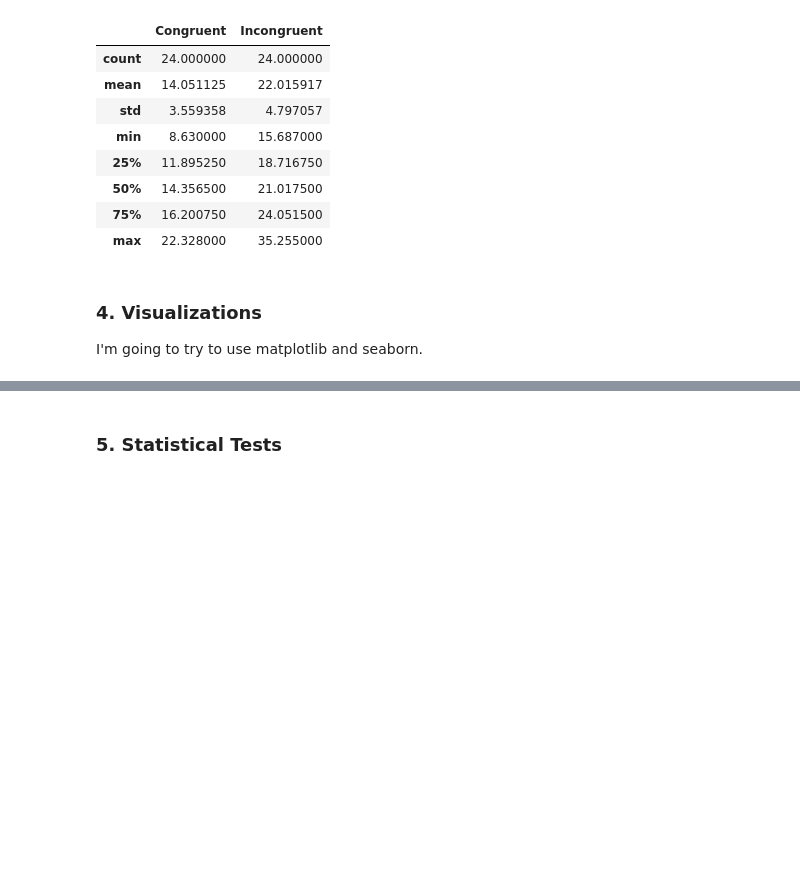
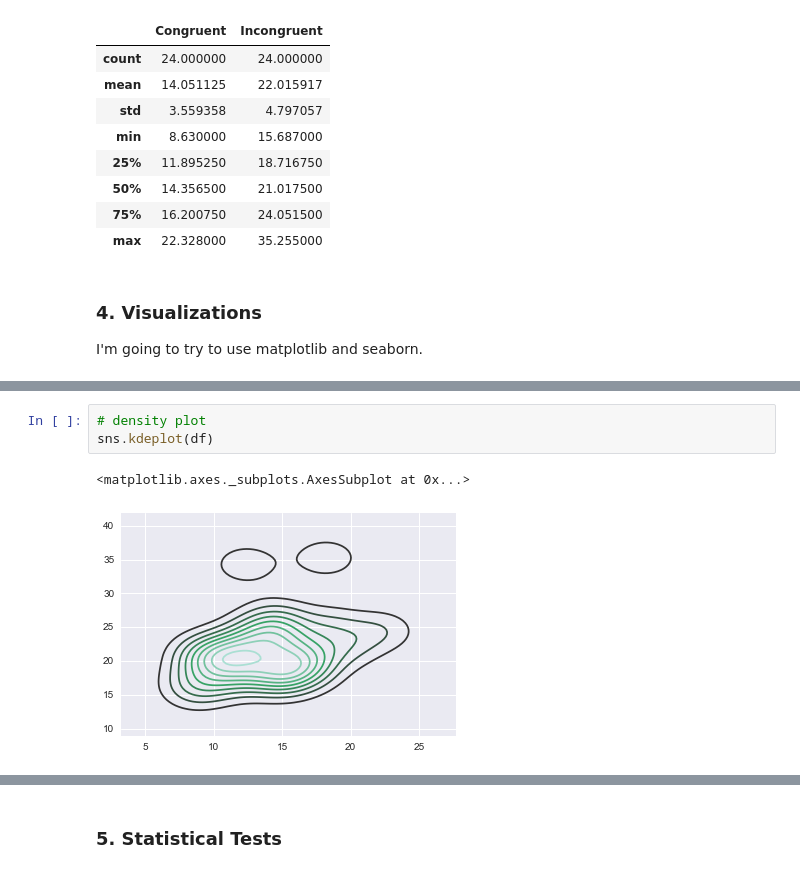
Before and after one commit to burriswj/dand_project1, a Jupyter notebook: DAND_Project1_Burris.ipynb, the cells around one changed output, grey strips where cells are left out. Drawn from its saved outputs; the diff is of its cells as text; blank space fills up the shorter version.

```diff
--- a/DAND_Project1_Burris.ipynb
+++ b/DAND_Project1_Burris.ipynb
@@ -43,0 +71,6 @@ I'm going to try to use matplotlib and seaborn.
+# %%
+# density plot
+sns.kdeplot(df)
+# %% [output]
+<matplotlib.axes._subplots.AxesSubplot at 0x...>
+[figure, added]
```
Also changed, not shown: parts of 6 cells of this notebook, 1 other file.
